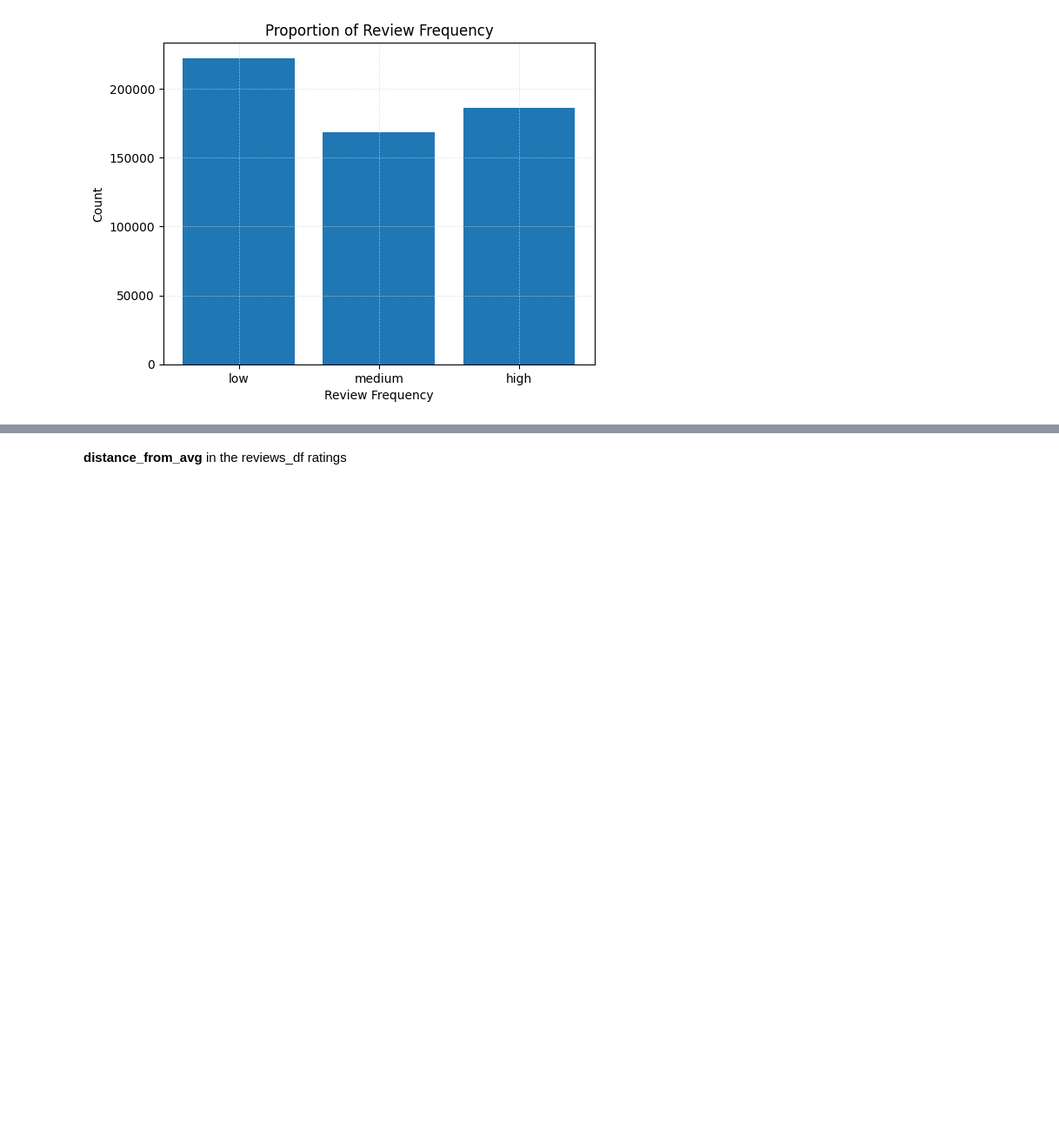
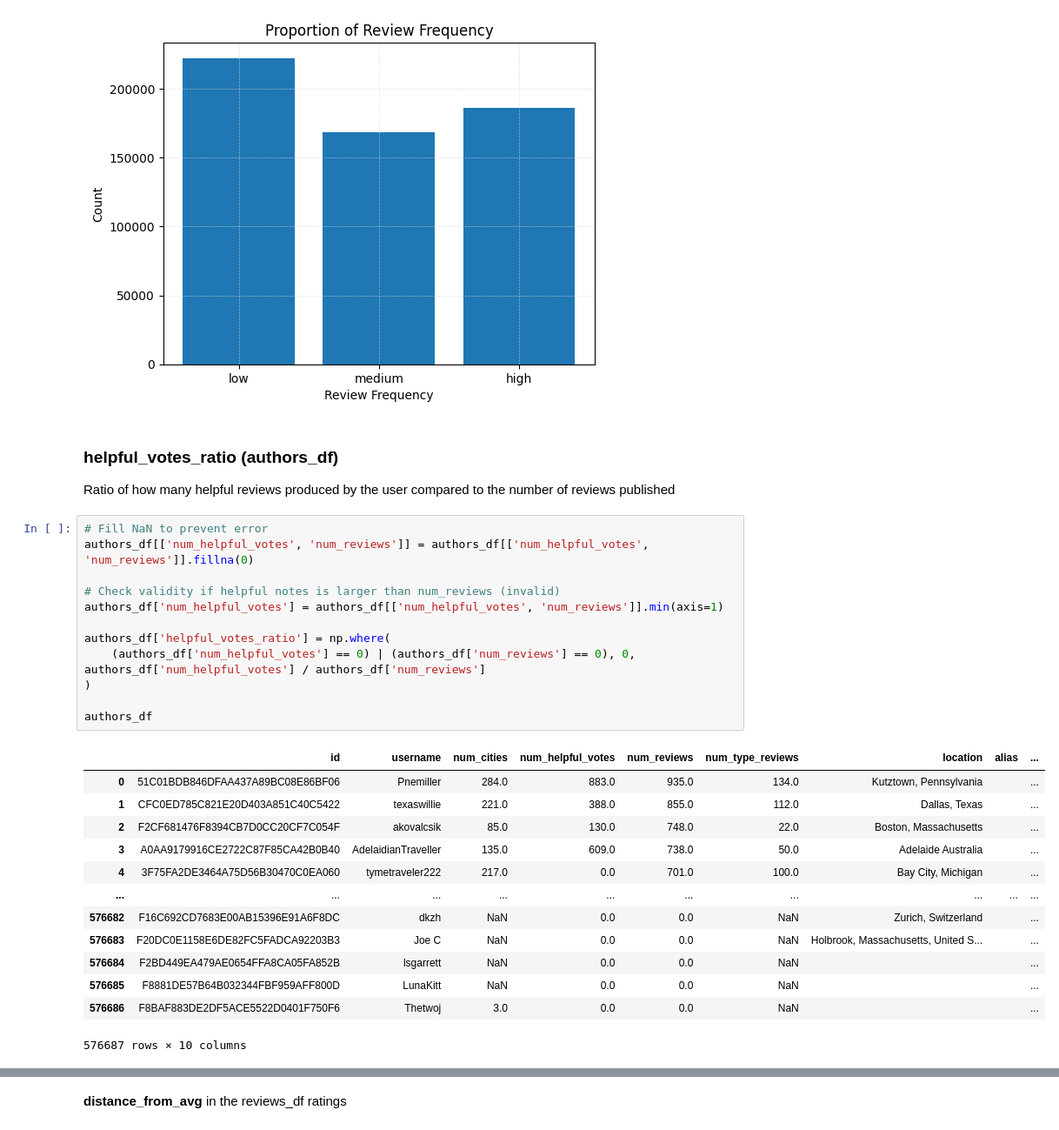
Before and after one commit to nadiavictoria/IS512-Hotel-Analytics, a Jupyter notebook: notebooks/02_exploratory_analysis.ipynb, the cells around one changed output, grey strips where cells are left out. Shown at 87% size. Cells and saved outputs as stored; diff of their text form; blank space fills up the shorter version.

```diff
--- a/notebooks/02_exploratory_analysis.ipynb
+++ b/notebooks/02_exploratory_analysis.ipynb
@@ -698,3 +698,33 @@ plt.title("Proportion of Review Frequency")
 plt.show()
 # %% [output]
 [figure]
+# %% [markdown]
+### **helpful_votes_ratio** (authors_df)
+
+Ratio of how many helpful reviews produced by the user compared to the number of reviews published
+# %%
+# Fill NaN to prevent error
+authors_df[['num_helpful_votes', 'num_reviews']] = authors_df[['num_helpful_votes', 'num_reviews']].fillna(0)
+
+# Check validity if helpful notes is larger than num_reviews (invalid)
+authors_df['num_helpful_votes'] = authors_df[['num_helpful_votes', 'num_reviews']].min(axis=1)
+
+authors_df['helpful_votes_ratio'] = np.where(
+    (authors_df['num_helpful_votes'] == 0) | (authors_df['num_reviews'] == 0), 0, authors_df['num_helpful_votes'] / authors_df['num_reviews']
+)
+
+authors_df
+# %% [output]
+|  | id | username | num_cities | num_helpful_votes | num_reviews | num_type_reviews | location | alias | ... |
+| 0 | 51C01BDB846DFAA437A89BC08E86BF06 | Pnemiller | 284.0 | 883.0 | 935.0 | 134.0 | Kutztown, Pennsylvania |  | ... |
+| 1 | CFC0ED785C821E20D403A851C40C5422 | texaswillie | 221.0 | 388.0 | 855.0 | 112.0 | Dallas, Texas |  | ... |
+| 2 | F2CF681476F8394CB7D0CC20CF7C054F | akovalcsik | 85.0 | 130.0 | 748.0 | 22.0 | Boston, Massachusetts |  | ... |
+| 3 | A0AA9179916CE2722C87F85CA42B0B40 | AdelaidianTraveller | 135.0 | 609.0 | 738.0 | 50.0 | Adelaide Australia |  | ... |
+| 4 | 3F75FA2DE3464A75D56B30470C0EA060 | tymetraveler222 | 217.0 | 0.0 | 701.0 | 100.0 | Bay City, Michigan |  | ... |
+| ... | ... | ... | ... | ... | ... | ... | ... | ... | ... |
+| 576682 | F16C692CD7683E00AB15396E91A6F8DC | dkzh | NaN | 0.0 | 0.0 | NaN | Zurich, Switzerland |  | ... |
+| 576683 | F20DC0E1158E6DE82FC5FADCA92203B3 | Joe C | NaN | 0.0 | 0.0 | NaN | Holbrook, Massachusetts, United S... |  | ... |
+| 576684 | F2BD449EA479AE0654FFA8CA05FA852B | lsgarrett | NaN | 0.0 | 0.0 | NaN |  |  | ... |
+| 576685 | F8881DE57B64B032344FBF959AFF800D | LunaKitt | NaN | 0.0 | 0.0 | NaN |  |  | ... |
+| 576686 | F8BAF883DE2DF5ACE5522D0401F750F6 | Thetwoj | 3.0 | 0.0 | 0.0 | NaN |  |  | ... |
+576687 rows × 10 columns
```
Also changed, not shown: parts of 3 cells of this notebook.
